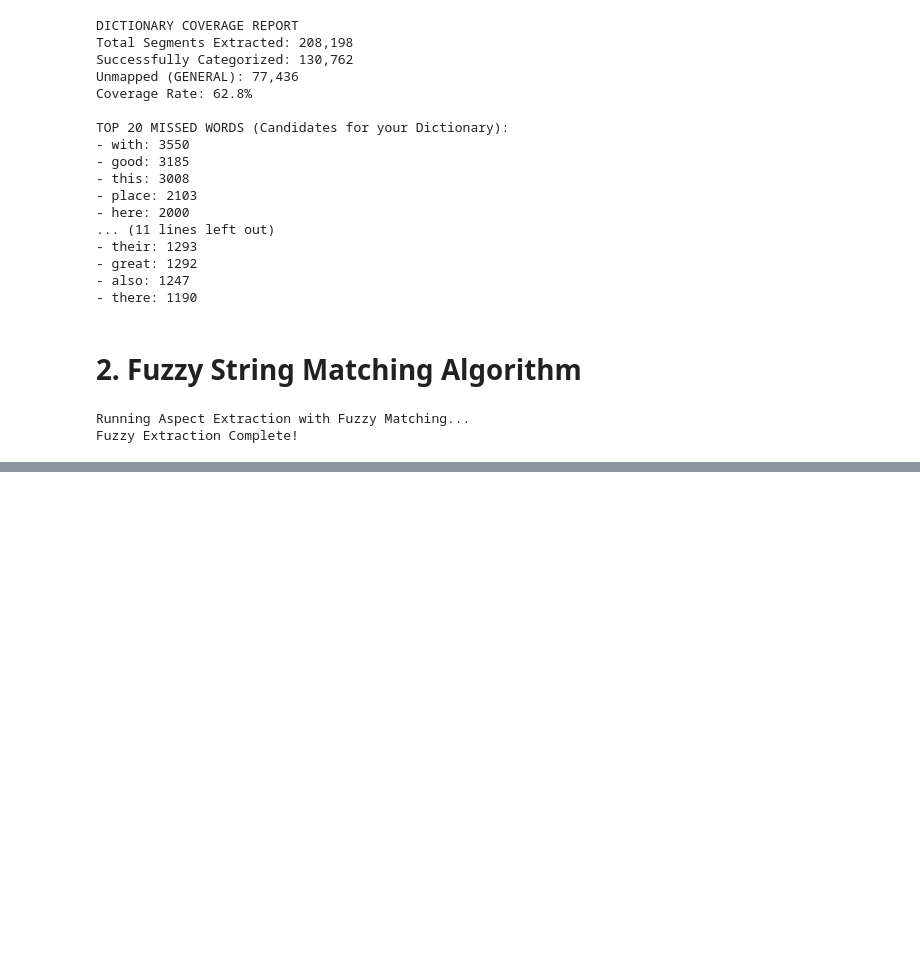
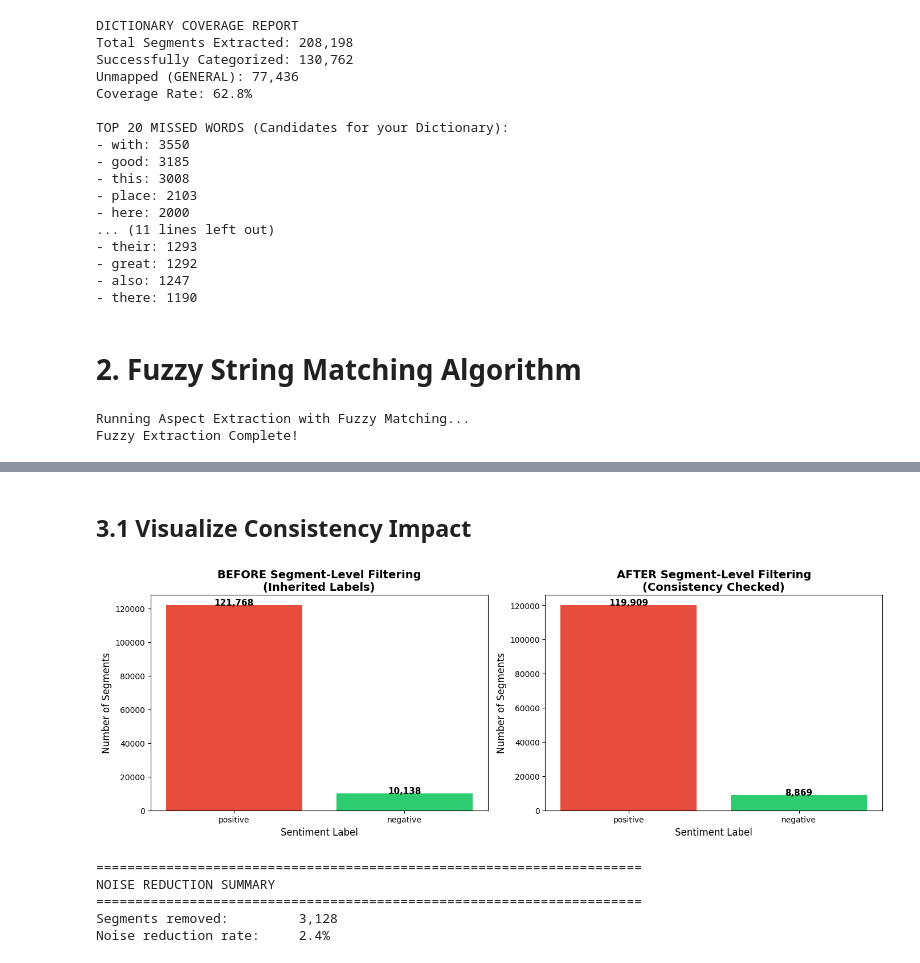
Before and after one commit to HuiLing990511/Aspect-Based-Sentiment-Analysis, a Jupyter notebook: Phase_2_Culturally_Aware_Aspect_Categorization/2. AspectCategorization.ipynb, the cells around one changed output, grey strips where cells are left out. Drawn from its saved outputs; the diff is of its cells as text; code cells hidden in the pictures; blank space fills up the shorter version.

```diff
--- a/Phase_2_Culturally_Aware_Aspect_Categorization/2. AspectCategorization.ipynb
+++ b/Phase_2_Culturally_Aware_Aspect_Categorization/2. AspectCategorization.ipynb
@@ -492,0 +580,46 @@ File saved to: C:\Users\Ong Hui Ling\Documents\Github\Aspect-Based-Sentiment-Ana
+# %% [markdown]
+## 3.1 Visualize Consistency Impact
+# %%
+# ============================================================
+# COMPARE BEFORE vs AFTER FILTERING
+# ============================================================
+
+import matplotlib.pyplot as plt
+import seaborn as sns
+
+fig, axes = plt.subplots(1, 2, figsize=(14, 5))
+
+# BEFORE filtering
+before_counts = df_aspects_final_before_filter['Sentiment_Label'].value_counts()
+axes[0].bar(before_counts.index, before_counts.values, color=['#e74c3c', '#2ecc71'])
+axes[0].set_title('BEFORE Segment-Level Filtering\n(Inherited Labels)', fontsize=14, fontweight='bold')
+axes[0].set_ylabel('Number of Segments', fontsize=12)
+axes[0].set_xlabel('Sentiment Label', fontsize=12)
+for i, v in enumerate(before_counts.values):
+    axes[0].text(i, v + 100, f'{v:,}', ha='center', fontsize=11, fontweight='bold')
+
+# AFTER filtering
+after_counts = df_aspects_final_after_filtering['Sentiment_Label'].value_counts()
+axes[1].bar(after_counts.index, after_counts.values, color=['#e74c3c', '#2ecc71'])
+axes[1].set_title('AFTER Segment-Level Filtering\n(Consistency Checked)', fontsize=14, fontweight='bold')
+axes[1].set_ylabel('Number of Segments', fontsize=12)
+axes[1].set_xlabel('Sentiment Label', fontsize=12)
+for i, v in enumerate(after_counts.values):
+    axes[1].text(i, v + 100, f'{v:,}', ha='center', fontsize=11, fontweight='bold')
+
+plt.tight_layout()
+plt.show()
+
+# Calculate improvement metrics
+print(f"\n{'='*70}")
+print("NOISE REDUCTION SUMMARY")
+print(f"{'='*70}")
+print(f"Segments removed:         {len(df_aspects_final_before_filter) - len(df_aspects_final_after_filtering):,}")
+print(f"Noise reduction rate:     {inconsistency_rate:.1f}%")
+# %% [output]
+[figure, added]
+======================================================================
+NOISE REDUCTION SUMMARY
+======================================================================
+Segments removed:         3,128
+Noise reduction rate:     2.4%
```
Also changed, not shown: parts of 14 cells of this notebook, 3 other files.
